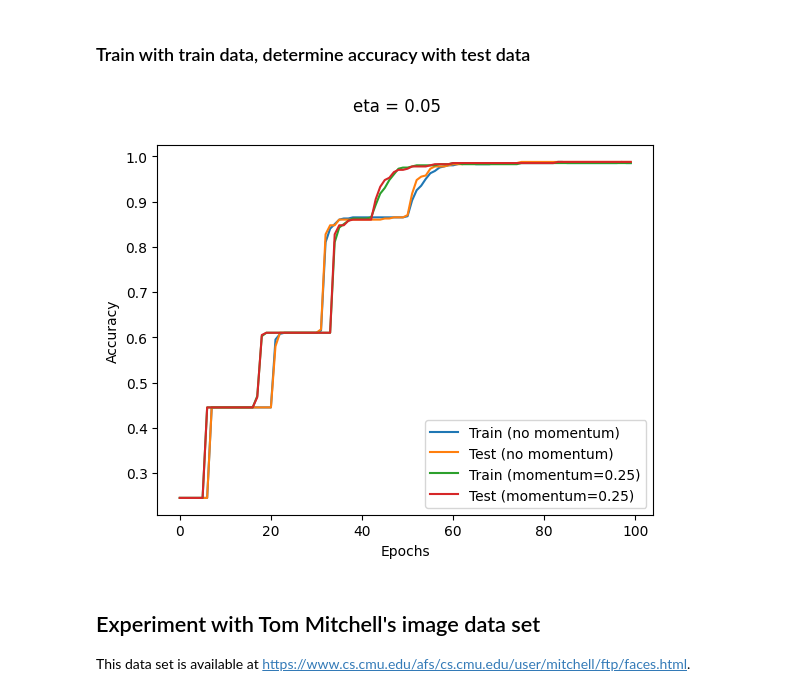
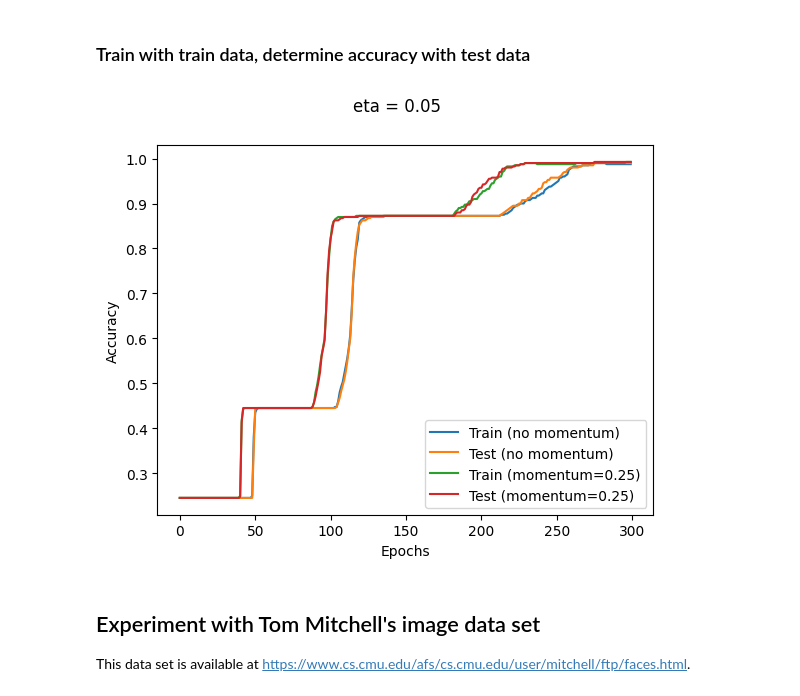
Before and after one commit to nunofachada/mlbook, a Jupyter notebook: 04_neuralnetworks/neuralnetworks.ipynb, the cells around one changed output. Saved outputs shown, nothing was run; the diff lists cells and outputs as text; code cells hidden in the pictures.

```diff
--- a/04_neuralnetworks/neuralnetworks.ipynb
+++ b/04_neuralnetworks/neuralnetworks.ipynb
@@ -168,7 +168,7 @@ def vbackpropagation(
                 # ...determine the error of each of its units
                 o = output[layer]
                 sumult = nn[layer][1:, :] @ err[0]
-                err.insert(0, o * (1 - o) * sumult)
+                err.insert(0, o * (1 - o) * (sumult / len(o)))
 
             # Update the network weights
             for layer in range(len(nn)):
@@ -395,7 +395,7 @@ Vectorization speedup vs loop-based : 2.42x
 ### Train with train data, determine accuracy with test data
 # %%
 # Backpropagation parameters
-epochs = 100
+epochs = 300
 eta = 0.05
 mom = 0.25
 topol = [ndims, 18, 18, nclu]
@@ -416,34 +416,34 @@ fitreg_test_m = AccuracyRegister(
 nn1 = vbackpropagation(
     data_train.points,
     clunn_train,
     topol,
     epochs,
     eta,
     hooks=[fitreg_train, fitreg_test],
 )
 nn2 = vbackpropagation(
     data_train.points,
     clunn_train,
     topol,
     epochs,
     eta,
     mom,
     hooks=[fitreg_train_m, fitreg_test_m],
 )
 
 # Plot accuracy
 plot_accuracy(
     epochs,
     {
         "Train (no momentum)": fitreg_train.accuracies,
         "Test (no momentum)": fitreg_test.accuracies,
         f"Train (momentum={mom})": fitreg_train_m.accuracies,
         f"Test (momentum={mom})": fitreg_test_m.accuracies,
     },
     f"eta = {eta}",
 )
 # %% [output]
-[figure, old version]
+[figure, new version]
 # %% [markdown]
 ## Experiment with Tom Mitchell's image data set
 
```
Also changed, not shown: parts of 3 cells of this notebook.
